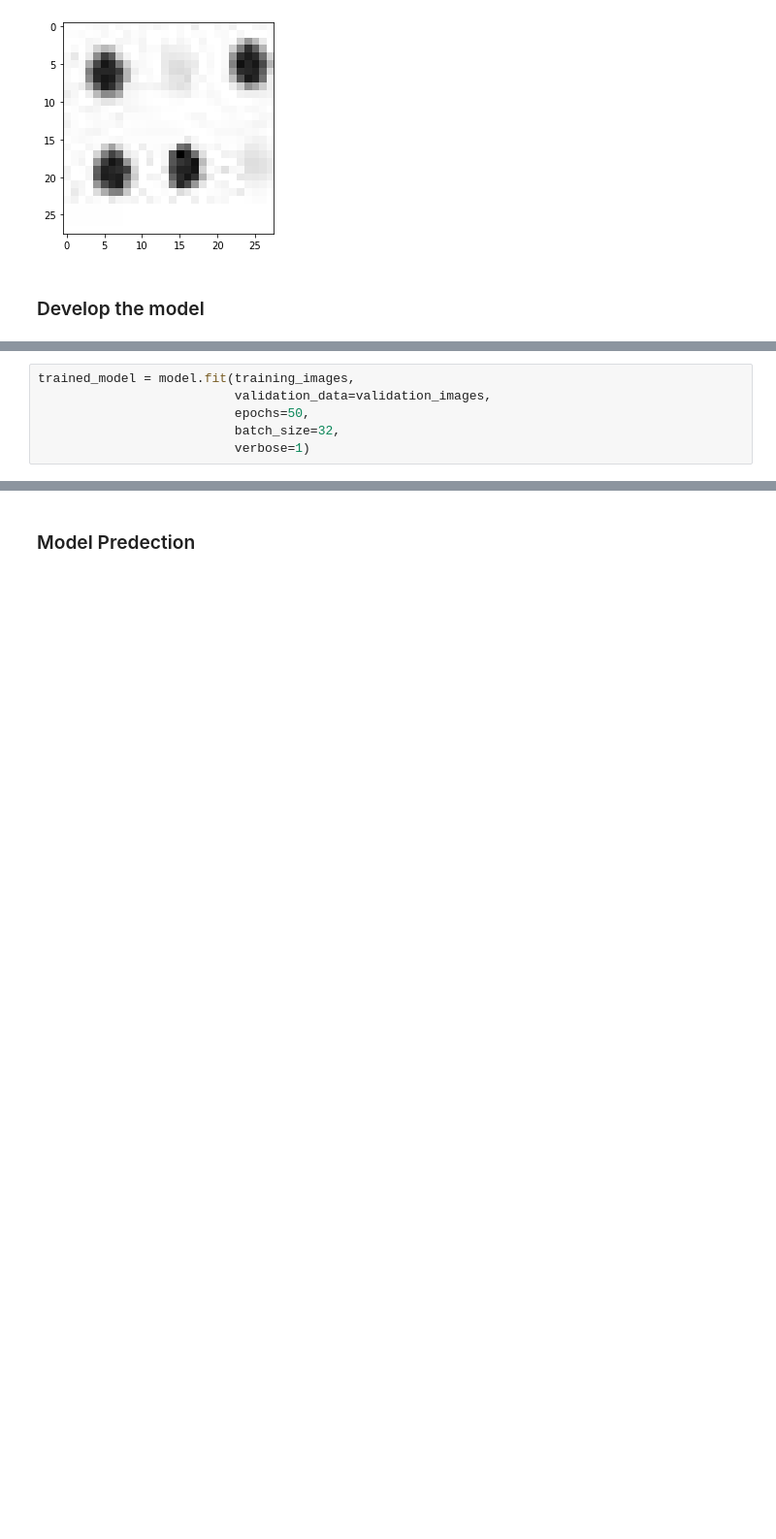
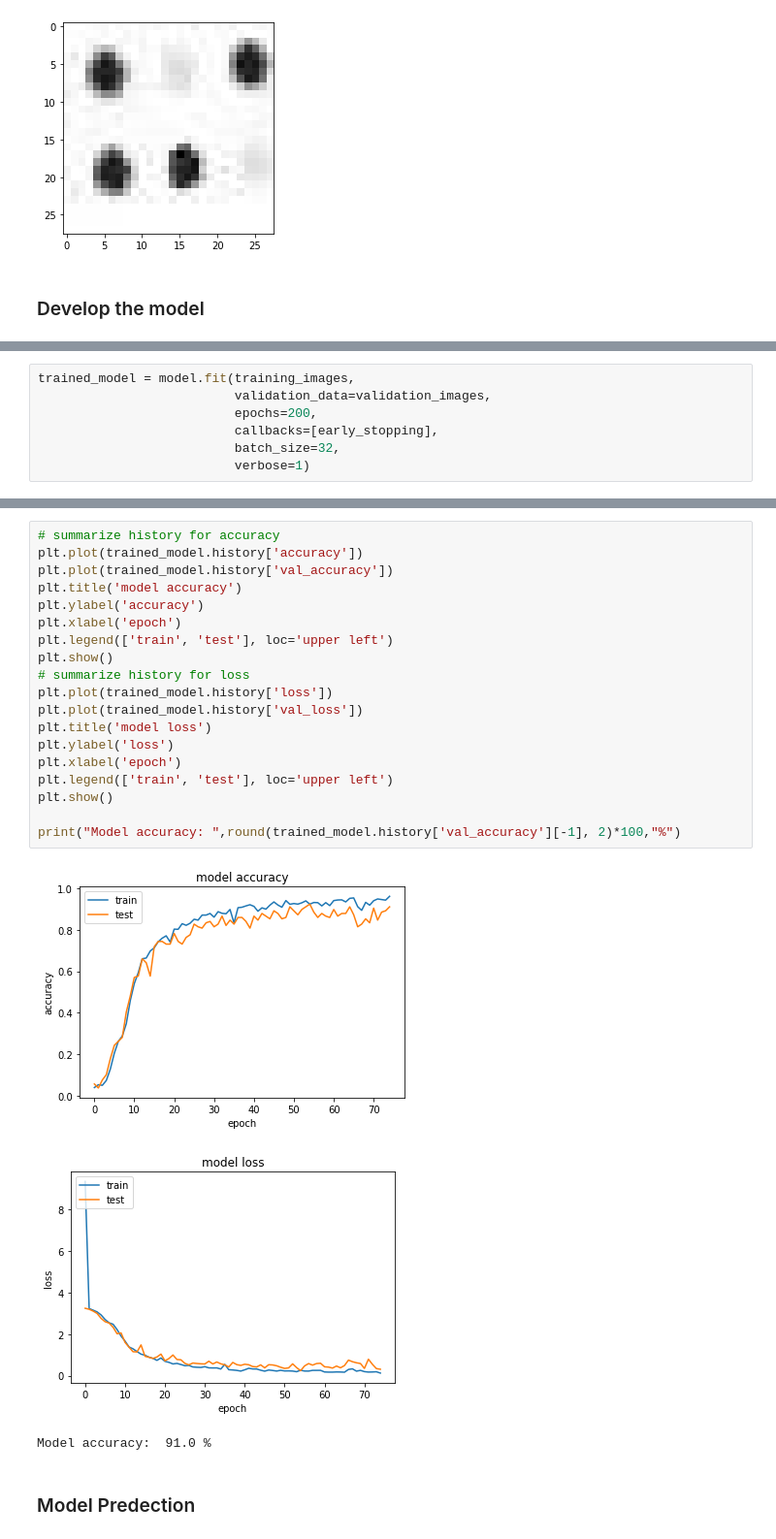
Before and after one commit to dalalbinhumaid/braille-charachters-classifier, a Jupyter notebook: Braille Model Notebook.ipynb, the cells around one changed output, grey strips where cells are left out. Shown at 97% size. Cells and saved outputs as stored; diff of their text form; blank space fills up the shorter version.

```diff
--- a/Braille Model Notebook.ipynb
+++ b/Braille Model Notebook.ipynb
@@ -136,7 +136,8 @@ _________________________________________________________________
 # %%
 trained_model = model.fit(training_images,
                           validation_data=validation_images,
-                          epochs=50,
+                          epochs=200,
+                          callbacks=[early_stopping],
                           batch_size=32,
                           verbose=1)
 # %% [output]
@@ -160,3 +161,26 @@ Epoch 50/50
+# %%
+# summarize history for accuracy
+plt.plot(trained_model.history['accuracy'])
+plt.plot(trained_model.history['val_accuracy'])
+plt.title('model accuracy')
+plt.ylabel('accuracy')
+plt.xlabel('epoch')
+plt.legend(['train', 'test'], loc='upper left')
+plt.show()
+# summarize history for loss
+plt.plot(trained_model.history['loss'])
+plt.plot(trained_model.history['val_loss'])
+plt.title('model loss')
+plt.ylabel('loss')
+plt.xlabel('epoch')
+plt.legend(['train', 'test'], loc='upper left')
+plt.show()
+
+print("Model accuracy: ",round(trained_model.history['val_accuracy'][-1], 2)*100,"%")
+# %% [output]
+[figure, added]
+[figure, added]
+Model accuracy:  91.0 %
 # %% [markdown]
 ### Model Predection
 # %%
```
Also changed, not shown: parts of 4 cells of this notebook, 26 other files.
